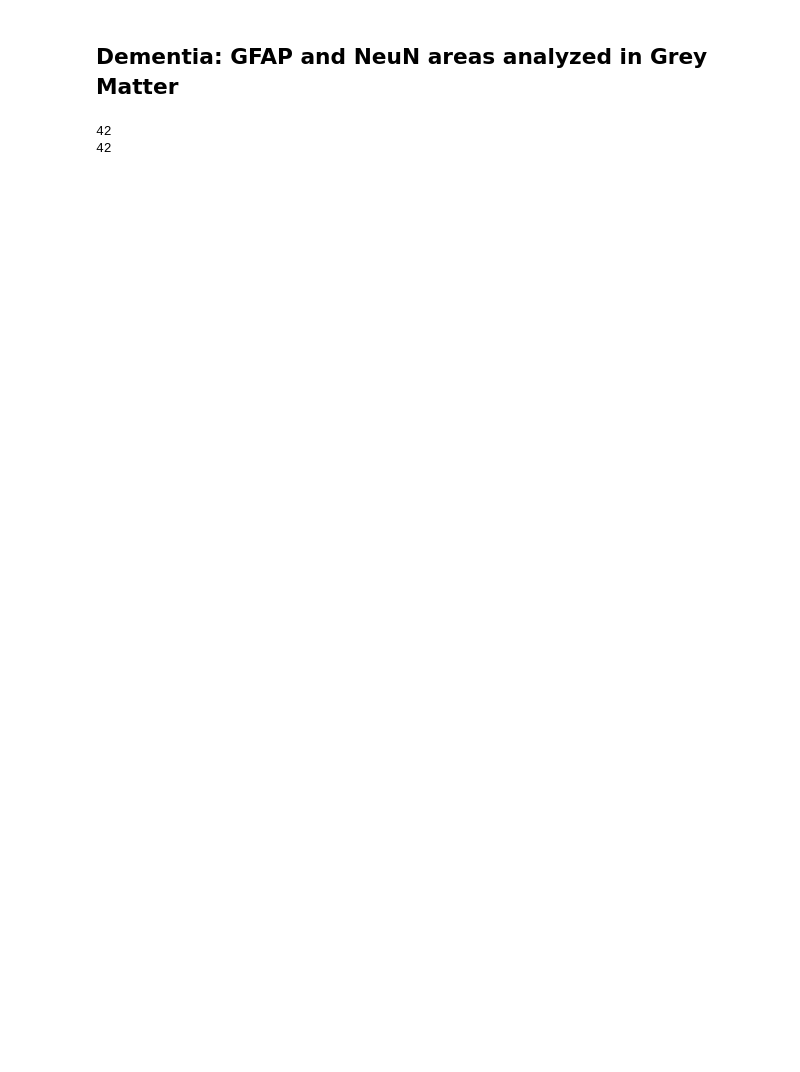
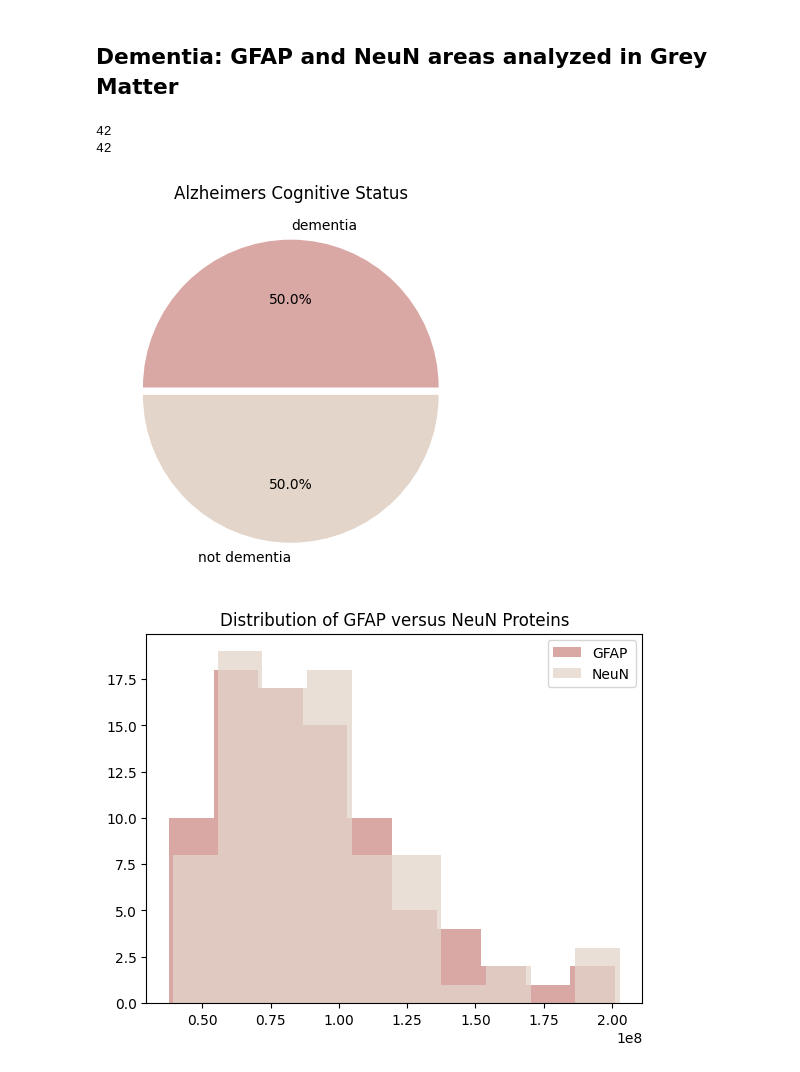
Before and after one commit to GraceHerchenroder/Neuro265, a Jupyter notebook: final project/final project.ipynb, the cells around one changed output. Saved outputs shown, nothing was run; the diff lists cells and outputs as text; code cells hidden in the pictures; blank space fills up the shorter version.

```diff
--- a/final project/final project.ipynb
+++ b/final project/final project.ipynb
@@ -110,3 +124,34 @@ for i in range(len(dementia_ID)):
   Neun_dementia[i] = Neun[donor_ID_data == dementia_ID.iloc[i]]
 for i in range(len(none_ID)):
   Neun_none[i] = Neun[donor_ID_data == none_ID.iloc[i]]
+# %%
+# Visualization Distribution for Dementia grouping
+plt.pie(alzheimer_ID['Cognitive Status'].value_counts(), explode = [0.025, 0.025], labels = ['dementia', 'not dementia'], colors = ['#d9a7a4', '#e3d5ca'], autopct='%1.1f%%')
+plt.title('Alzheimers Cognitive Status')
+plt.show()
+
+plt.hist(GFAP, color = '#d9a7a4', bins = 10)
+plt.hist(Neun, color = '#e3d5ca', bins = 10, alpha = 0.75)
+plt.title('Distribution of GFAP versus NeuN Proteins')
+plt.legend(['GFAP', 'NeuN'])
+plt.show()
+
+plt.scatter(GFAP_dementia, Neun_dementia, color = '#d9a7a4')
+plt.scatter(GFAP_none, Neun_none, color = '#e3d5ca', alpha = 0.75)
+plt.xlabel('GFAP')
+plt.ylabel('NeuN')
+plt.title('Scatter plot of Dependent Variables')
+plt.legend(['Dementia', 'Not Dementia'])
+plt.show()
+
+fig, ax = plt.subplots(1, 2)
+ax[0].boxplot([GFAP_dementia, GFAP_none], labels=['Dementia', 'Not Dementia'])
+ax[0].set_title('GFAP Protein by Cognitive Status')
+ax[0].set_ylabel('Areas analyzed')
+ax[1].boxplot([Neun_dementia, Neun_none], labels=['Dementia', 'Not Dementia'])
+ax[1].set_title('Neun Protein by Cognitive Status')
+ax[1].set_ylabel('Areas analyzed')
+plt.show()
+# %% [output]
+[figure, added]
+[figure, added]
```
Also changed, not shown: parts of 2 cells of this notebook.
